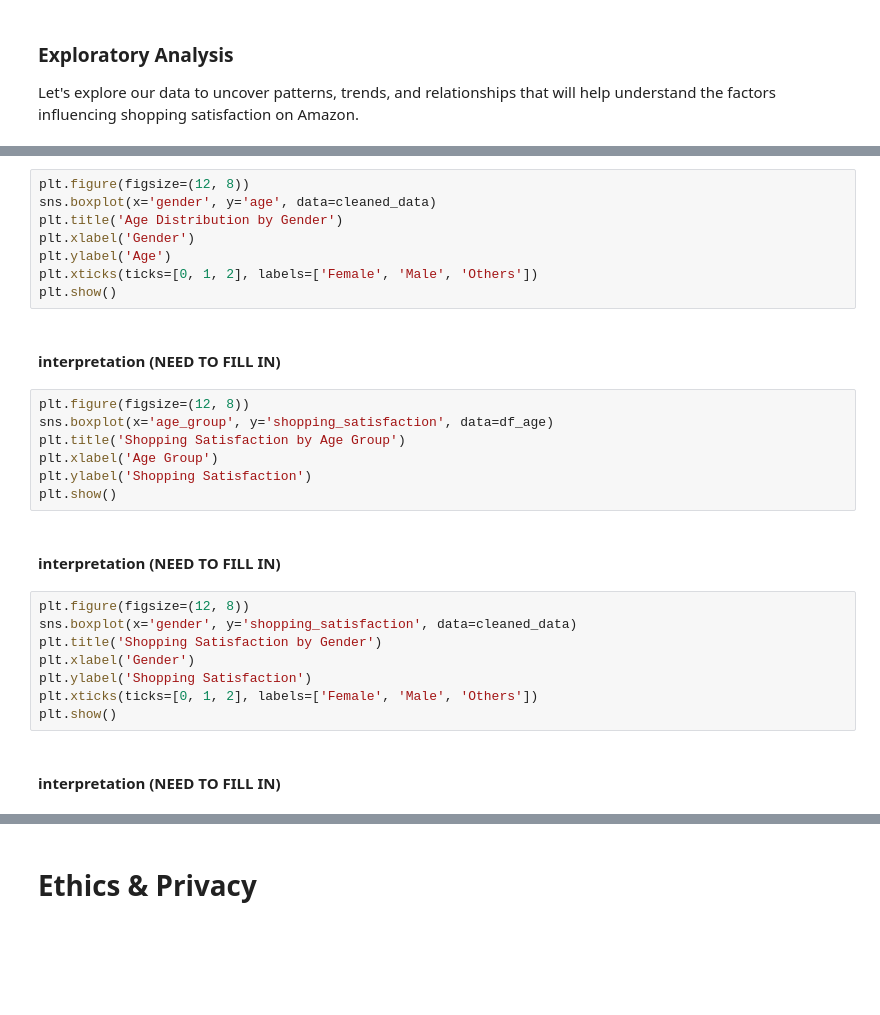
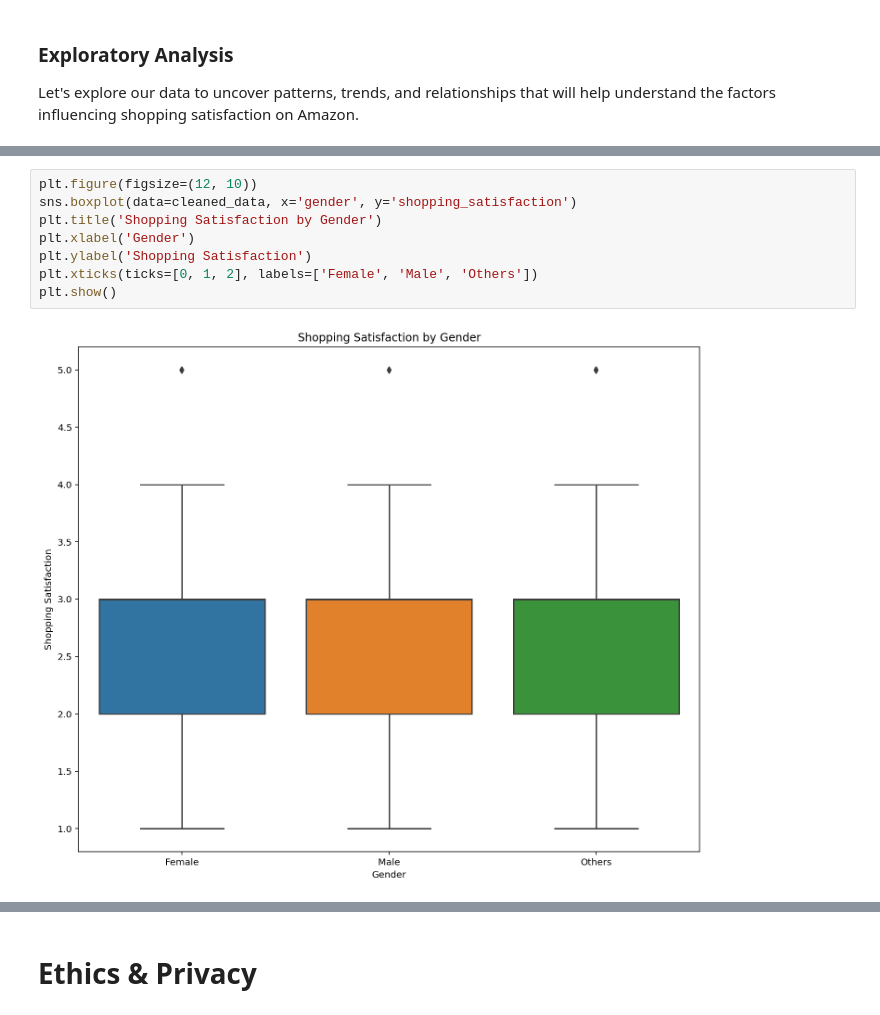
Before and after one commit to dylanatianzar/Amazon-Behavior-EDA, a Jupyter notebook: EDACheckpoint_group036.ipynb, the cells around one changed output, grey strips where cells are left out. Saved outputs shown, nothing was run; the diff lists cells and outputs as text; blank space fills up the shorter version.

```diff
--- a/EDACheckpoint_group036.ipynb
+++ b/EDACheckpoint_group036.ipynb
@@ -212,29 +346,10 @@ Let's explore our data to uncover patterns, trends, and relationships that will
 # %%
-plt.figure(figsize=(12, 8))
-sns.boxplot(x='gender', y='age', data=cleaned_data)
-plt.title('Age Distribution by Gender')
+plt.figure(figsize=(12, 10))
+sns.boxplot(data=cleaned_data, x='gender', y='shopping_satisfaction')
+plt.title('Shopping Satisfaction by Gender')
 plt.xlabel('Gender')
-plt.ylabel('Age')
+plt.ylabel('Shopping Satisfaction')
 plt.xticks(ticks=[0, 1, 2], labels=['Female', 'Male', 'Others'])
 plt.show()
+# %% [output]
+[figure, added]
-# %% [markdown]
-#### interpretation (NEED TO FILL IN)
-# %%
-plt.figure(figsize=(12, 8))
-sns.boxplot(x='age_group', y='shopping_satisfaction', data=df_age)
-plt.title('Shopping Satisfaction by Age Group')
-plt.xlabel('Age Group')
-plt.ylabel('Shopping Satisfaction')
-plt.show()
-# %% [markdown]
-#### interpretation (NEED TO FILL IN)
-# %%
-plt.figure(figsize=(12, 8))
-sns.boxplot(x='gender', y='shopping_satisfaction', data=cleaned_data)
-plt.title('Shopping Satisfaction by Gender')
-plt.xlabel('Gender')
-plt.ylabel('Shopping Satisfaction')
-plt.xticks(ticks=[0, 1, 2], labels=['Female', 'Male', 'Others'])
-plt.show()
-# %% [markdown]
-#### interpretation (NEED TO FILL IN)
```
Also changed, not shown: parts of 22 cells of this notebook, 1 other file.
